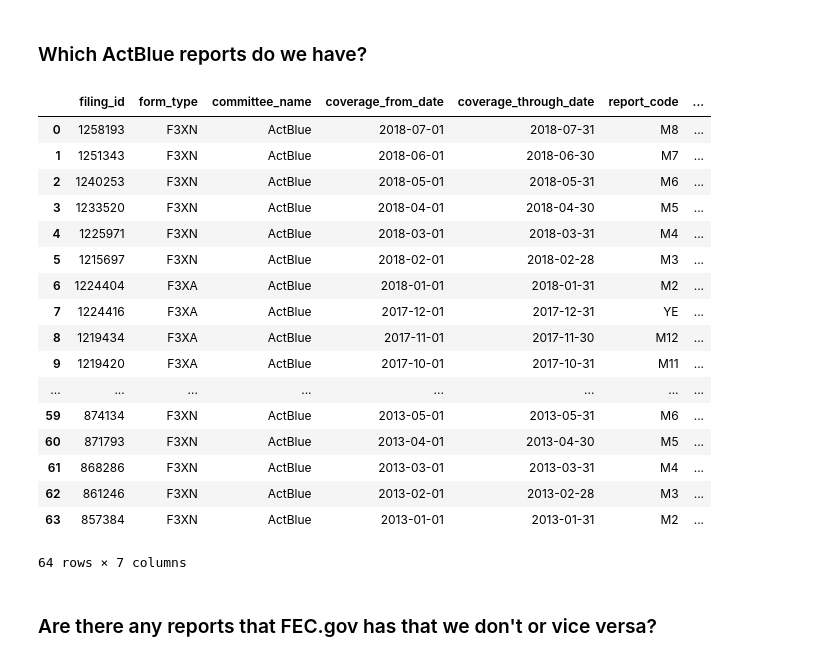
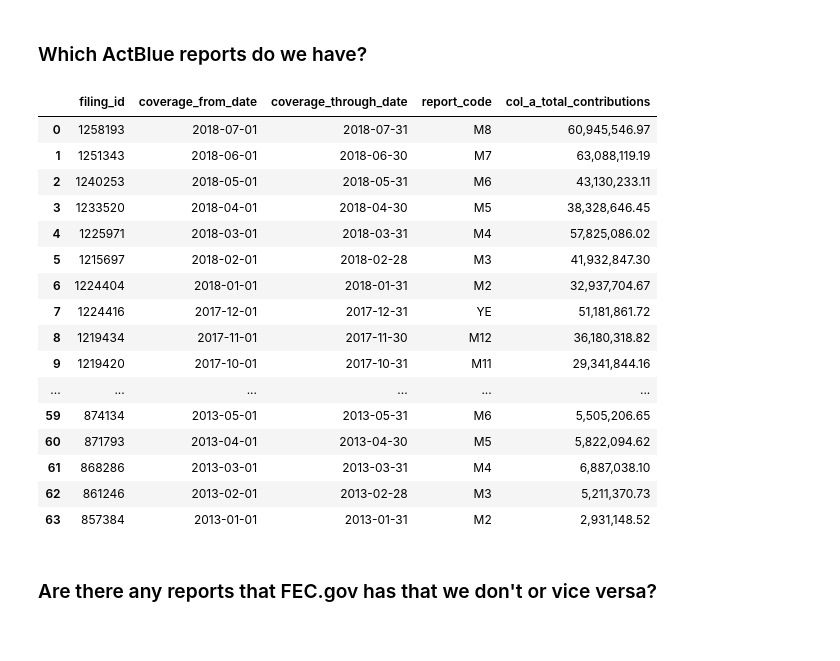
Before and after one commit to PublicI/actblue-analysis, a Jupyter notebook: analysis.ipynb, the cells around one changed output. Saved outputs shown, nothing was run; the diff lists cells and outputs as text; code cells hidden in the pictures.

```diff
--- a/analysis.ipynb
+++ b/analysis.ipynb
@@ -59,47 +246,45 @@ filings_count
 # %%
 actblue_summaries = read_or_save(
     'actblue_summaries',
     lambda: pd.read_sql("""
     SELECT *
     FROM fec_pac_summaries
     JOIN fec_amended_filings USING (filing_id)
     WHERE filer_committee_id_number = '""" + committee_id + """'
     AND extract(year from coverage_through_date) >= """ + str(year_since) + """
     ORDER BY coverage_through_date DESC;
     """, con=conn, parse_dates={
         'coverage_from_date': '%Y-%m-%d',
         'coverage_through_date': '%Y-%m-%d'
     })
 )
 
-actblue_summaries[[
-    'filing_id',
-    'form_type',
-    'committee_name',
-    'coverage_from_date',
-    'coverage_through_date',
-    'report_code',
-    'col_a_total_contributions'
-]]
+with pd.option_context('display.max_rows', None, 'display.max_columns', None):
+    display(actblue_summaries[[
+        'filing_id',
+        'coverage_from_date',
+        'coverage_through_date',
+        'report_code',
+        'col_a_total_contributions'
+    ]])
 # %% [output]
-|  | filing_id | form_type | committee_name | coverage_from_date | coverage_through_date | report_code | ... |
-| 0 | 1258193 | F3XN | ActBlue | 2018-07-01 | 2018-07-31 | M8 | ... |
-| 1 | 1251343 | F3XN | ActBlue | 2018-06-01 | 2018-06-30 | M7 | ... |
-| 2 | 1240253 | F3XN | ActBlue | 2018-05-01 | 2018-05-31 | M6 | ... |
-| 3 | 1233520 | F3XN | ActBlue | 2018-04-01 | 2018-04-30 | M5 | ... |
-| 4 | 1225971 | F3XN | ActBlue | 2018-03-01 | 2018-03-31 | M4 | ... |
-| 5 | 1215697 | F3XN | ActBlue | 2018-02-01 | 2018-02-28 | M3 | ... |
-| 6 | 1224404 | F3XA | ActBlue | 2018-01-01 | 2018-01-31 | M2 | ... |
-| 7 | 1224416 | F3XA | ActBlue | 2017-12-01 | 2017-12-31 | YE | ... |
-| 8 | 1219434 | F3XA | ActBlue | 2017-11-01 | 2017-11-30 | M12 | ... |
-| 9 | 1219420 | F3XA | ActBlue | 2017-10-01 | 2017-10-31 | M11 | ... |
-| ... | ... | ... | ... | ... | ... | ... | ... |
-| 59 | 874134 | F3XN | ActBlue | 2013-05-01 | 2013-05-31 | M6 | ... |
-| 60 | 871793 | F3XN | ActBlue | 2013-04-01 | 2013-04-30 | M5 | ... |
-| 61 | 868286 | F3XN | ActBlue | 2013-03-01 | 2013-03-31 | M4 | ... |
-| 62 | 861246 | F3XN | ActBlue | 2013-02-01 | 2013-02-28 | M3 | ... |
-| 63 | 857384 | F3XN | ActBlue | 2013-01-01 | 2013-01-31 | M2 | ... |
+|  | filing_id | coverage_from_date | coverage_through_date | report_code | col_a_total_contributions |
+| 0 | 1258193 | 2018-07-01 | 2018-07-31 | M8 | 60,945,546.97 |
+| 1 | 1251343 | 2018-06-01 | 2018-06-30 | M7 | 63,088,119.19 |
+| 2 | 1240253 | 2018-05-01 | 2018-05-31 | M6 | 43,130,233.11 |
+| 3 | 1233520 | 2018-04-01 | 2018-04-30 | M5 | 38,328,646.45 |
+| 4 | 1225971 | 2018-03-01 | 2018-03-31 | M4 | 57,825,086.02 |
+| 5 | 1215697 | 2018-02-01 | 2018-02-28 | M3 | 41,932,847.30 |
+| 6 | 1224404 | 2018-01-01 | 2018-01-31 | M2 | 32,937,704.67 |
+| 7 | 1224416 | 2017-12-01 | 2017-12-31 | YE | 51,181,861.72 |
+| 8 | 1219434 | 2017-11-01 | 2017-11-30 | M12 | 36,180,318.82 |
+| 9 | 1219420 | 2017-10-01 | 2017-10-31 | M11 | 29,341,844.16 |
+| ... | ... | ... | ... | ... | ... |
+| 59 | 874134 | 2013-05-01 | 2013-05-31 | M6 | 5,505,206.65 |
+| 60 | 871793 | 2013-04-01 | 2013-04-30 | M5 | 5,822,094.62 |
+| 61 | 868286 | 2013-03-01 | 2013-03-31 | M4 | 6,887,038.10 |
+| 62 | 861246 | 2013-02-01 | 2013-02-28 | M3 | 5,211,370.73 |
+| 63 | 857384 | 2013-01-01 | 2013-01-31 | M2 | 2,931,148.52 |
-64 rows × 7 columns
 # %% [markdown]
 ### Are there any reports that FEC.gov has that we don't or vice versa?
 # %%
```
Also changed, not shown: parts of 51 cells of this notebook, 3 other files.
